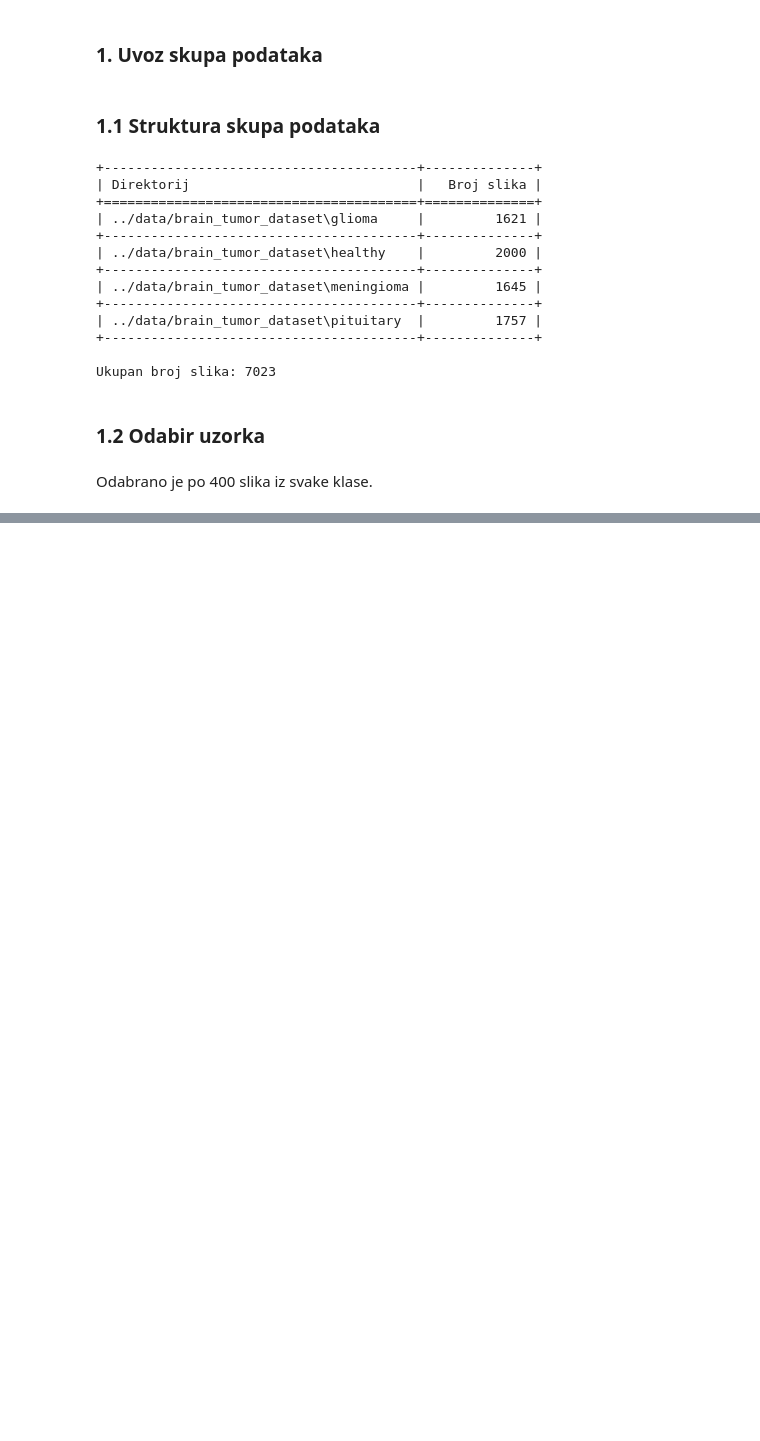
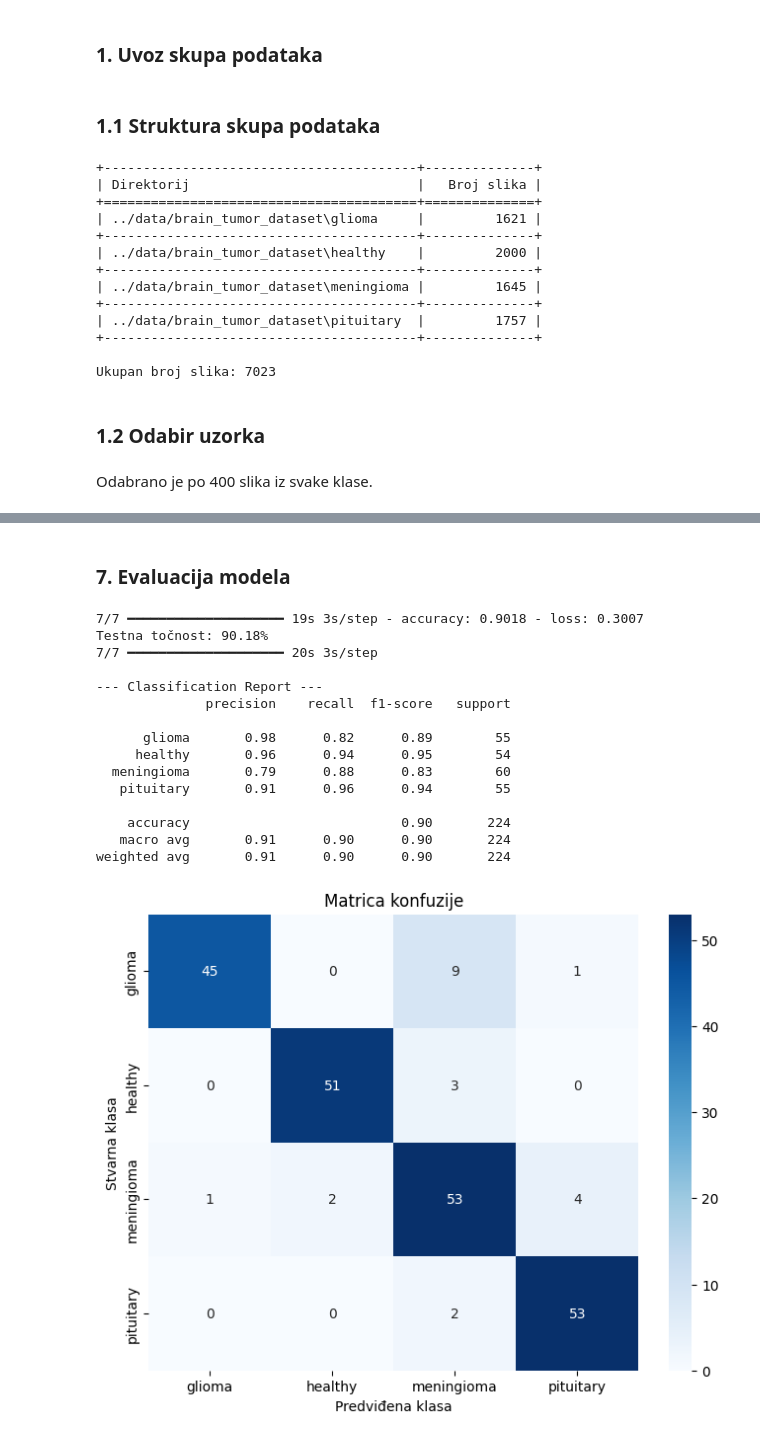
Before and after one commit to Nidzoki/brain-tumor-classification, a Jupyter notebook: notebooks/brain_tumor_classification.ipynb, the cells around one changed output, grey strips where cells are left out. Drawn from its saved outputs; the diff is of its cells as text; code cells hidden in the pictures; blank space fills up the shorter version.

Commit message:
Train and evaluate model

```diff
--- a/notebooks/brain_tumor_classification.ipynb
+++ b/notebooks/brain_tumor_classification.ipynb
@@ -40,0 +131,7 @@ pituitary_sample = np.random.choice(glob(directories[3] + '/*.jpg'), 300, replac
+# %%
+BATCH_SIZE = 32
+TARGET_SIZE = (224, 224)
+
+train_generator = CustomDataGenerator(X_train_paths, y_train, BATCH_SIZE, TARGET_SIZE, shuffle=True)
+validation_generator = CustomDataGenerator(X_val_paths, y_val, BATCH_SIZE, TARGET_SIZE, shuffle=False)
+test_generator = CustomDataGenerator(X_test_paths, y_test, BATCH_SIZE, TARGET_SIZE, shuffle=False)
@@ -40,0 +193,8 @@ pituitary_sample = np.random.choice(glob(directories[3] + '/*.jpg'), 300, replac
+# %%
+NUM_EPOCHS = 20
+
+history = model.fit(
+    train_generator,
+    epochs=NUM_EPOCHS,
+    validation_data=validation_generator
+)
@@ -40,0 +219,49 @@ pituitary_sample = np.random.choice(glob(directories[3] + '/*.jpg'), 300, replac
+# %% [markdown]
+### 7. Evaluacija modela
+# %%
+from sklearn.metrics import classification_report, confusion_matrix
+import matplotlib.pyplot as plt
+import seaborn as sns
+
+loss, accuracy = model.evaluate(test_generator)
+print(f"Testna točnost: {accuracy*100:.2f}%")
+
+y_pred_probs = model.predict(test_generator)
+y_pred_classes = np.argmax(y_pred_probs, axis=1)
+
+y_true_one_hot = []
+for i in range(len(test_generator)):
+    _, batch_y = test_generator[i]
+    y_true_one_hot.extend(batch_y)
+y_true = np.argmax(y_true_one_hot, axis=1)
+
+
+target_names = ['glioma', 'healthy', 'meningioma', 'pituitary']
+print("\n--- Classification Report ---")
+print(classification_report(y_true, y_pred_classes, target_names=target_names))
+
+cm = confusion_matrix(y_true, y_pred_classes)
+plt.figure(figsize=(8, 6))
+sns.heatmap(cm, annot=True, fmt='d', cmap='Blues',
+            xticklabels=target_names, yticklabels=target_names)
+plt.title('Matrica konfuzije')
+plt.ylabel('Stvarna klasa')
+plt.xlabel('Predviđena klasa')
+plt.show()
+# %% [output]
+7/7 ━━━━━━━━━━━━━━━━━━━━ 19s 3s/step - accuracy: 0.9018 - loss: 0.3007
+Testna točnost: 90.18%
+7/7 ━━━━━━━━━━━━━━━━━━━━ 20s 3s/step
+
+--- Classification Report ---
+              precision    recall  f1-score   support
+
+      glioma       0.98      0.82      0.89        55
+     healthy       0.96      0.94      0.95        54
+  meningioma       0.79      0.88      0.83        60
+   pituitary       0.91      0.96      0.94        55
+
+    accuracy                           0.90       224
+   macro avg       0.91      0.90      0.90       224
+weighted avg       0.91      0.90      0.90       224
+[figure, added]
```
Also changed, not shown: parts of 12 cells of this notebook.
